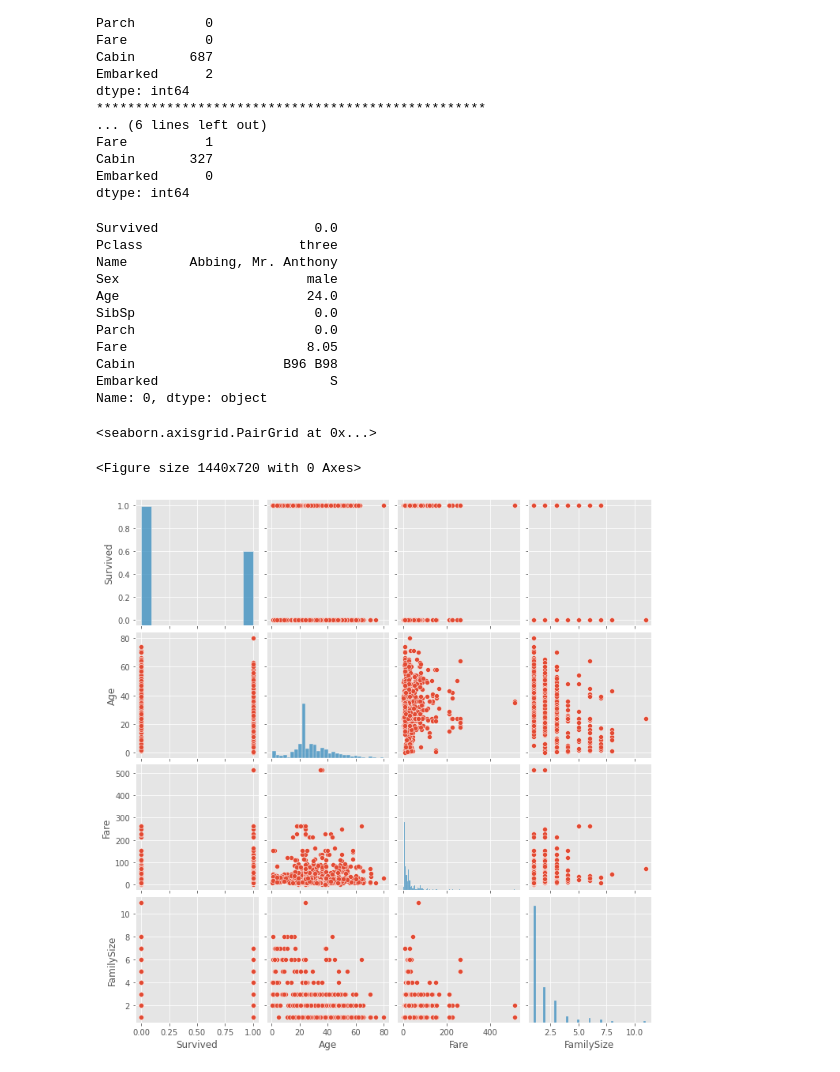
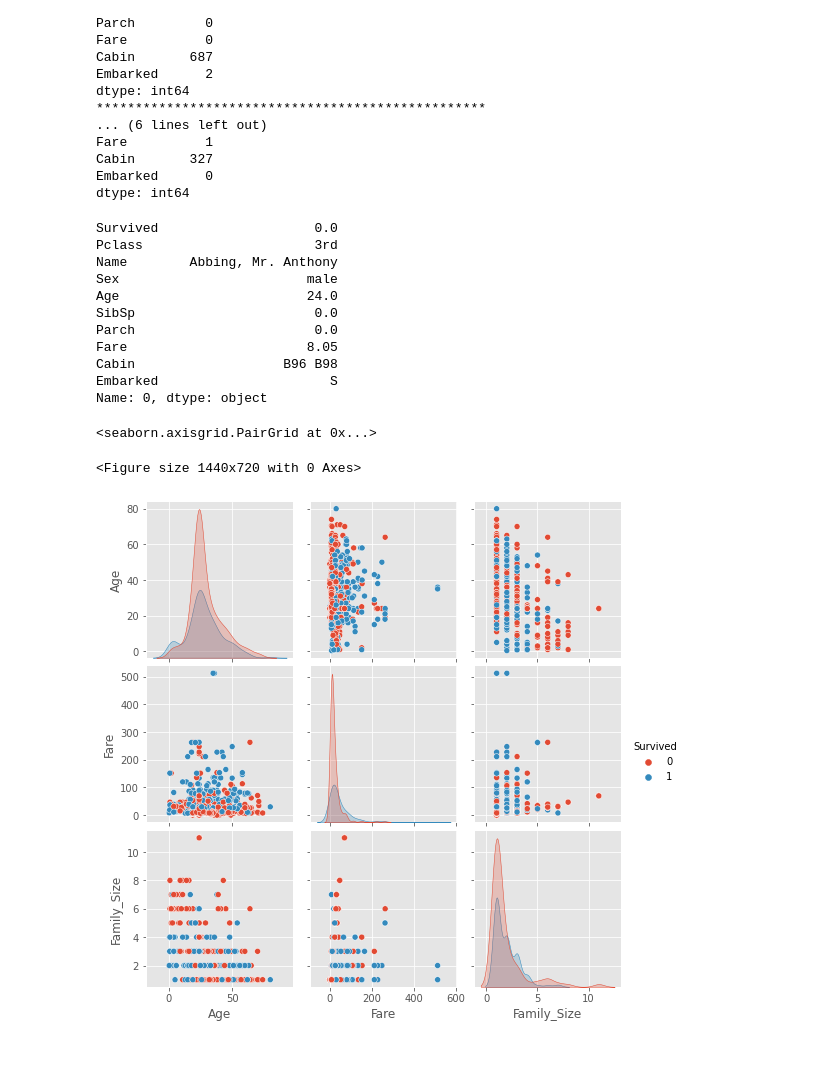
Before and after one commit to sajalhsn13/Kaggle-Titanic, a Jupyter notebook: preprocess.ipynb, the cells around one changed output. Drawn from its saved outputs; the diff is of its cells as text; code cells hidden in the pictures.

```diff
--- a/preprocess.ipynb
+++ b/preprocess.ipynb
@@ -26,6 +36,6 @@ Index(['Survived', 'Pclass', 'Name', 'Sex', 'Age', 'SibSp', 'Parch', 'Ticket',
 # %%
-df_tv.Pclass = df_tv.Pclass.map({1: 'one', 2: 'two', 3: 'three'})
-df_tt.Pclass = df_tt.Pclass.map({1: 'one', 2: 'two', 3: 'three'})
+df_tv.Pclass = df_tv.Pclass.map({1: '1st', 2: '2nd', 3: '3rd'})
+df_tt.Pclass = df_tt.Pclass.map({1: '1st', 2: '2nd', 3: '3rd'})
 df_tv.drop('Ticket', axis=1, inplace=True)
 df_tt.drop('Ticket', axis=1, inplace=True)
 # %%
@@ -74,7 +84,7 @@ dtype: int64
 df_tv.mode().iloc[0]
 # %% [output]
 Survived                    0.0
-Pclass                    three
+Pclass                      3rd
 Name        Abbing, Mr. Anthony
 Sex                        male
 Age                        24.0
@@ -100,15 +110,15 @@ df_tt.drop('Name', axis=1, inplace=True)
 df_tv.fillna(df_tv.mode().iloc[0], inplace=True)
 df_tt.fillna(df_tv.mode().iloc[0], inplace=True)
 # %%
-df_tv['FamilySize'] = df_tv.SibSp + df_tv.Parch + 1
-df_tt['FamilySize'] = df_tt.SibSp + df_tt.Parch + 1
+df_tv['Family_Size'] = df_tv.SibSp + df_tv.Parch + 1
+df_tt['Family_Size'] = df_tt.SibSp + df_tt.Parch + 1
 
 df_tv.drop(['SibSp', 'Parch'], axis=1, inplace=True)
 df_tt.drop(['SibSp', 'Parch'], axis=1, inplace=True)
 # %%
 plt.figure(figsize=FIGSIZE)
-sns.pairplot(df_tv)
+sns.pairplot(df_tv, diag_kind='kde', hue='Survived')
 # %% [output]
 <seaborn.axisgrid.PairGrid at 0x...>
 <Figure size 1440x720 with 0 Axes>
-[figure, old version]
+[figure, new version]
```
Also changed, not shown: parts of 23 cells of this notebook, 6 other files.
